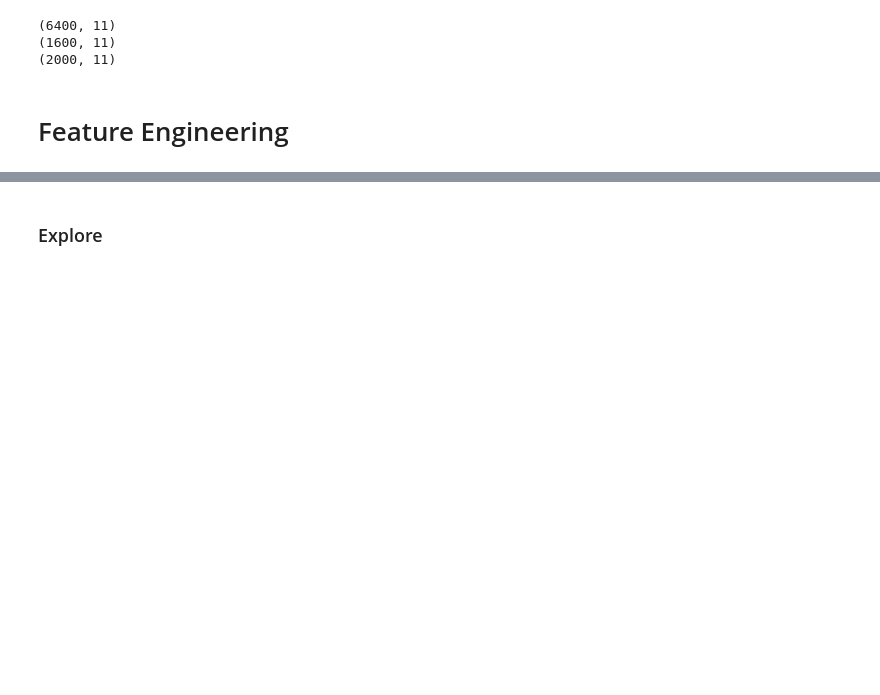
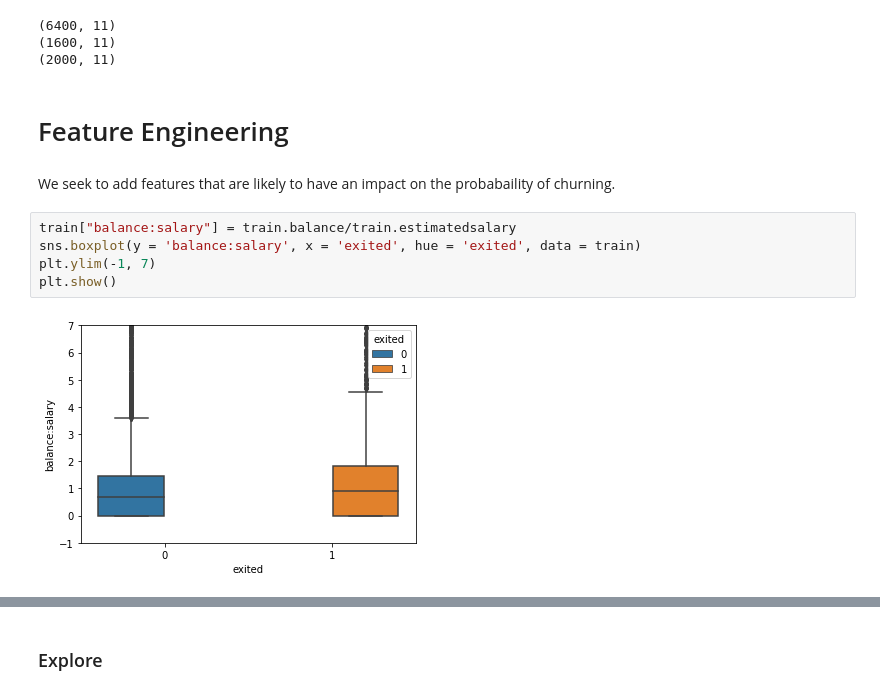
Before and after one commit to rajaramgautam/bank_churn_prediction, a Jupyter notebook: bank_churn_prediction.ipynb, the cells around one changed output, grey strips where cells are left out. Cells and saved outputs as stored; diff of their text form; blank space fills up the shorter version.

```diff
--- a/bank_churn_prediction.ipynb
+++ b/bank_churn_prediction.ipynb
@@ -259,3 +259,12 @@ print(test.shape)
 (2000, 11)
 # %% [markdown]
 # Feature Engineering
+# %% [markdown]
+We seek to add features that are likely to have an impact on the probabaility of churning.
+# %%
+train["balance:salary"] = train.balance/train.estimatedsalary
+sns.boxplot(y = 'balance:salary', x = 'exited', hue = 'exited', data = train)
+plt.ylim(-1, 7)
+plt.show()
+# %% [output]
+[figure, added]
```
Also changed, not shown: parts of 29 cells of this notebook.
